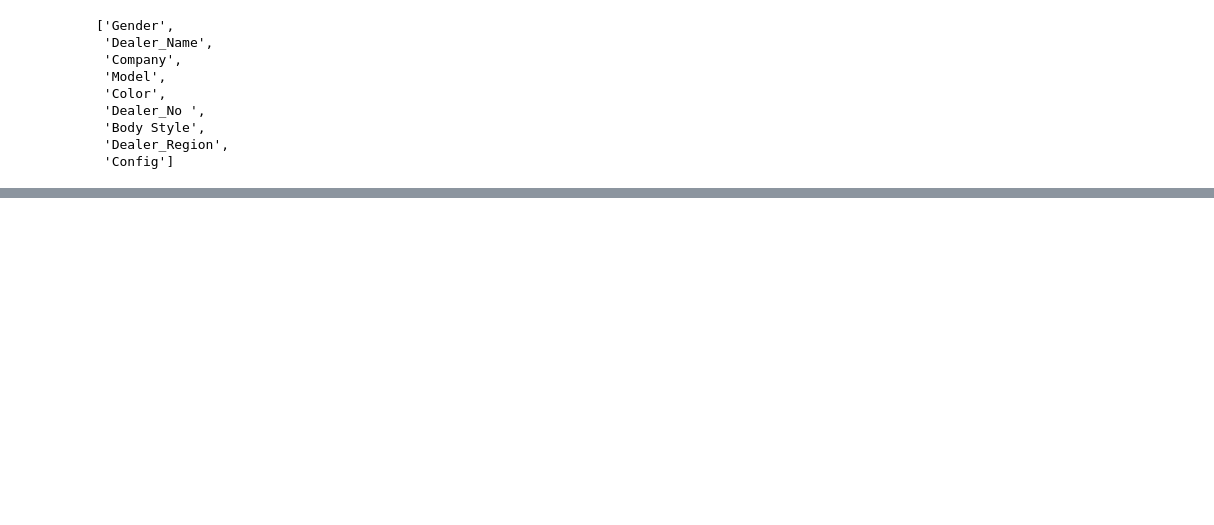
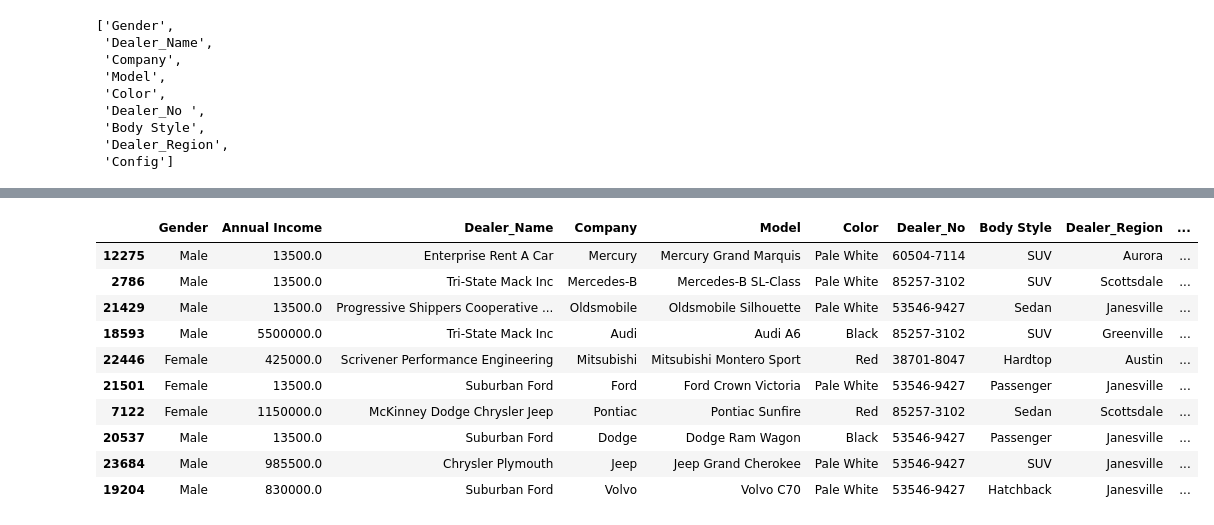
Before and after one commit to MedvedevIgS/IIS_Lab1, a Jupyter notebook: edu/research.ipynb, the cells around one changed output, grey strips where cells are left out. Cells and saved outputs as stored; diff of their text form; code cells hidden in the pictures; blank space fills up the shorter version.

```diff
--- a/edu/research.ipynb
+++ b/edu/research.ipynb
@@ -37,7 +37,7 @@ dtypes: category(8), float32(5), int32(2), object(2)
 memory usage: 137.9+ KB
 # %%
 df = df.rename(columns={'Price ($)': 'target'})
-df = df.drop(columns = ['Date', 'Month', 'Year'])
+df = df.drop(columns = ['Date', 'Month'])
 # %%
 df
 # %% [output]
@@ -162,10 +162,10 @@ art = '../comment.txt'
 params_dict = pipeline.get_params()
 # %%
 # Когда создаем новый эксперимент, то:
-experiment_id = mlflow.create_experiment(EXPERIMENT_NAME)
+#experiment_id = mlflow.create_experiment(EXPERIMENT_NAME)
 
 # Впоследствии. чтобы добавлять запуски в этот же эксепримент мы должны получить его id:
-#experiment_id = mlflow.get_experiment_by_name(EXPERIMENT_NAME).experiment_id
+experiment_id = mlflow.get_experiment_by_name(EXPERIMENT_NAME).experiment_id
 
 with mlflow.start_run(run_name=RUN_NAME, experiment_id=experiment_id) as run:
     # получаем уникальный идентификатор запуска эксперимента
@@ -308,0 +413,14 @@ X_train_sklearn = X_train.copy()
+# %%
+X_train.head(10)
+# %% [output]
+|  | Gender | Annual Income | Dealer_Name | Company | Model | Color | Dealer_No | Body Style | Dealer_Region | ... |
+| 12275 | Male | 13500.0 | Enterprise Rent A Car | Mercury | Mercury Grand Marquis | Pale White | 60504-7114 | SUV | Aurora | ... |
+| 2786 | Male | 13500.0 | Tri-State Mack Inc | Mercedes-B | Mercedes-B SL-Class | Pale White | 85257-3102 | SUV | Scottsdale | ... |
+| 21429 | Male | 13500.0 | Progressive Shippers Cooperative ... | Oldsmobile | Oldsmobile Silhouette | Pale White | 53546-9427 | Sedan | Janesville | ... |
+| 18593 | Male | 5500000.0 | Tri-State Mack Inc | Audi | Audi A6 | Black | 85257-3102 | SUV | Greenville | ... |
+| 22446 | Female | 425000.0 | Scrivener Performance Engineering | Mitsubishi | Mitsubishi Montero Sport | Red | 38701-8047 | Hardtop | Austin | ... |
+| 21501 | Female | 13500.0 | Suburban Ford | Ford | Ford Crown Victoria | Pale White | 53546-9427 | Passenger | Janesville | ... |
+| 7122 | Female | 1150000.0 | McKinney Dodge Chrysler Jeep | Pontiac | Pontiac Sunfire | Red | 85257-3102 | Sedan | Scottsdale | ... |
+| 20537 | Male | 13500.0 | Suburban Ford | Dodge | Dodge Ram Wagon | Black | 53546-9427 | Passenger | Janesville | ... |
+| 23684 | Male | 985500.0 | Chrysler Plymouth | Jeep | Jeep Grand Cherokee | Pale White | 53546-9427 | SUV | Janesville | ... |
+| 19204 | Male | 830000.0 | Suburban Ford | Volvo | Volvo C70 | Pale White | 53546-9427 | Hatchback | Janesville | ... |
```
Also changed, not shown: parts of 42 cells of this notebook.
